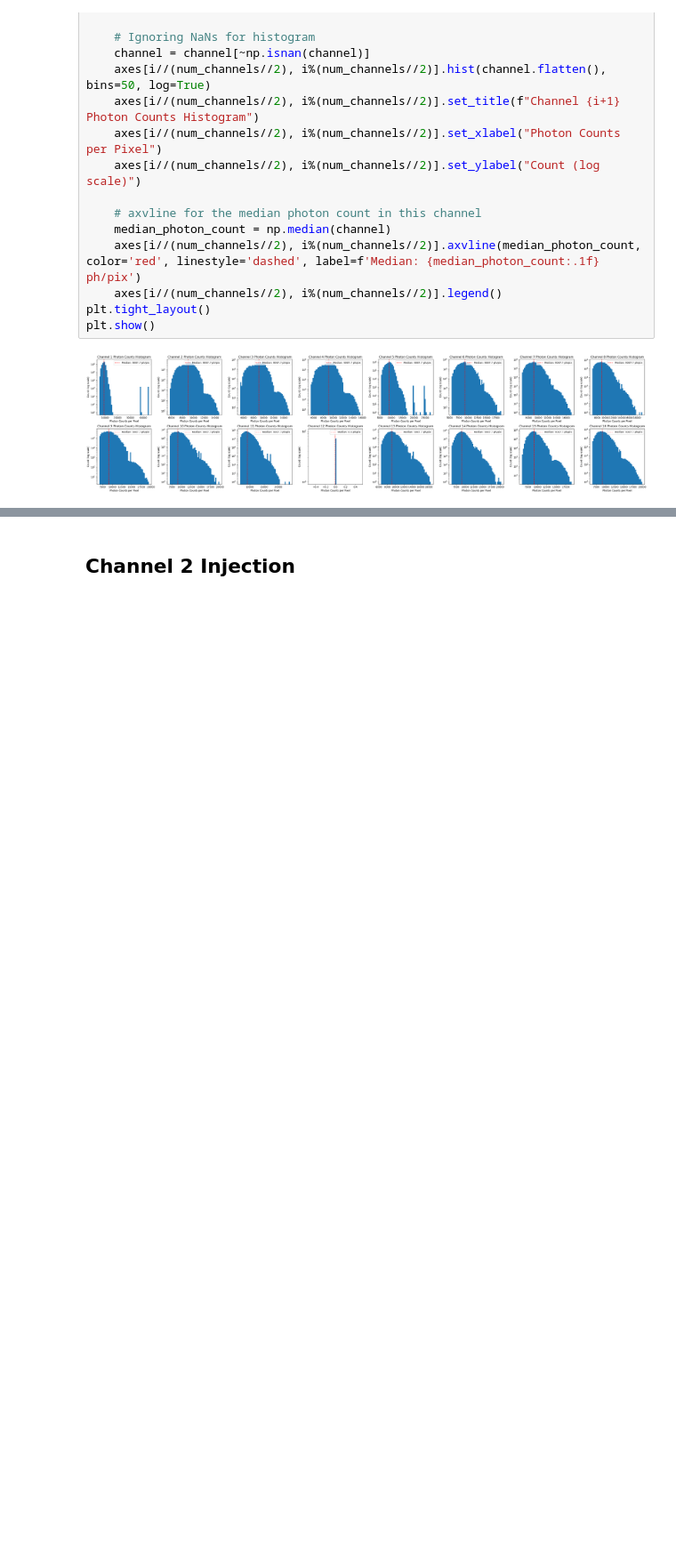
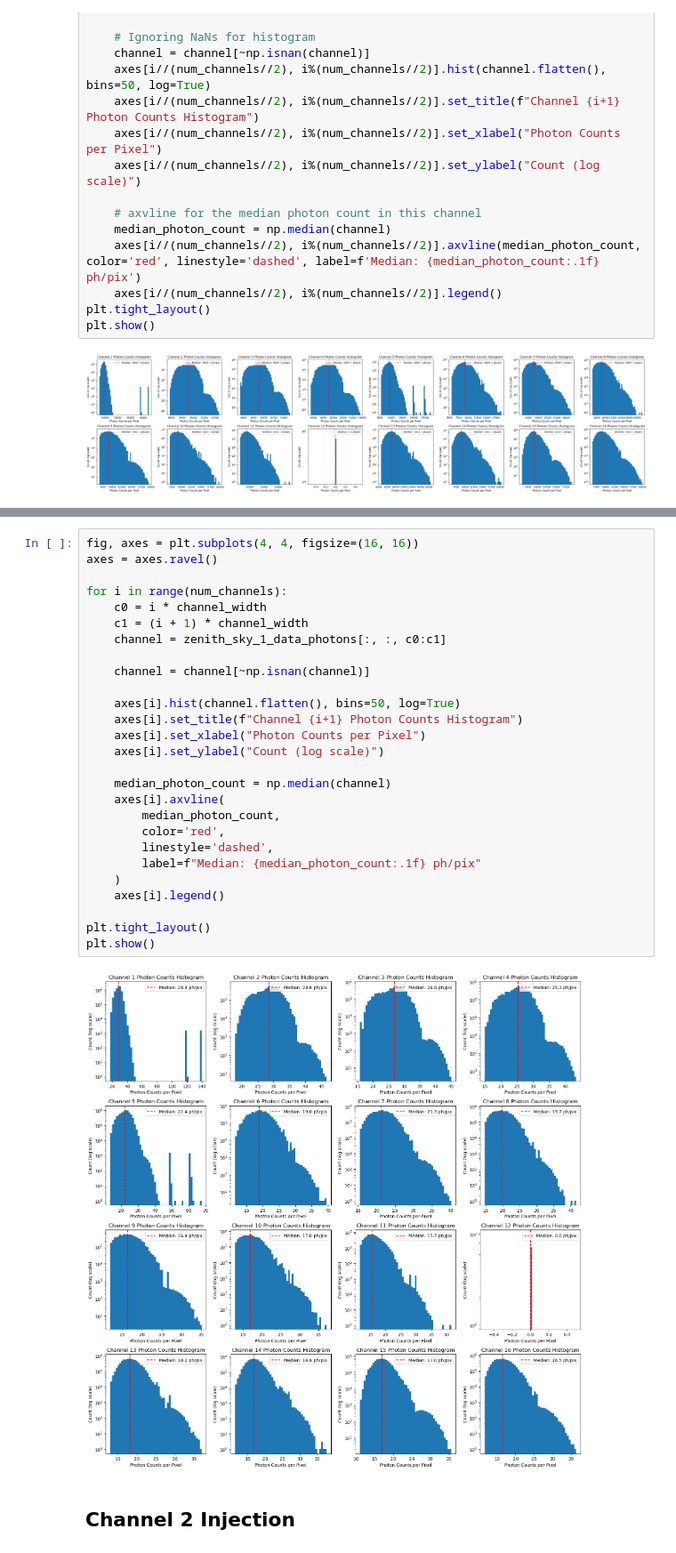
Before and after one commit to chase-urasaki/mirsi_sims, a Jupyter notebook: injection_and_recovery.ipynb, the cells around one changed output, grey strips where cells are left out. Shown at 89% size. Drawn from its saved outputs; the diff is of its cells as text; blank space fills up the shorter version.

```diff
--- a/injection_and_recovery.ipynb
+++ b/injection_and_recovery.ipynb
@@ -198,3 +199,32 @@ plt.show()
+# %%
+fig, axes = plt.subplots(4, 4, figsize=(16, 16))
+axes = axes.ravel()
+
+for i in range(num_channels):
+    c0 = i * channel_width
+    c1 = (i + 1) * channel_width
+    channel = zenith_sky_1_data_photons[:, :, c0:c1]
+
+    channel = channel[~np.isnan(channel)]
+
+    axes[i].hist(channel.flatten(), bins=50, log=True)
+    axes[i].set_title(f"Channel {i+1} Photon Counts Histogram")
+    axes[i].set_xlabel("Photon Counts per Pixel")
+    axes[i].set_ylabel("Count (log scale)")
+
+    median_photon_count = np.median(channel)
+    axes[i].axvline(
+        median_photon_count,
+        color='red',
+        linestyle='dashed',
+        label=f"Median: {median_photon_count:.1f} ph/pix"
+    )
+    axes[i].legend()
+
+plt.tight_layout()
+plt.show()
+# %% [output]
+[figure, added]
 # %% [markdown]
 ## Channel 2 Injection
 # %%
```
Also changed, not shown: parts of 2 cells of this notebook, 4 other files.
